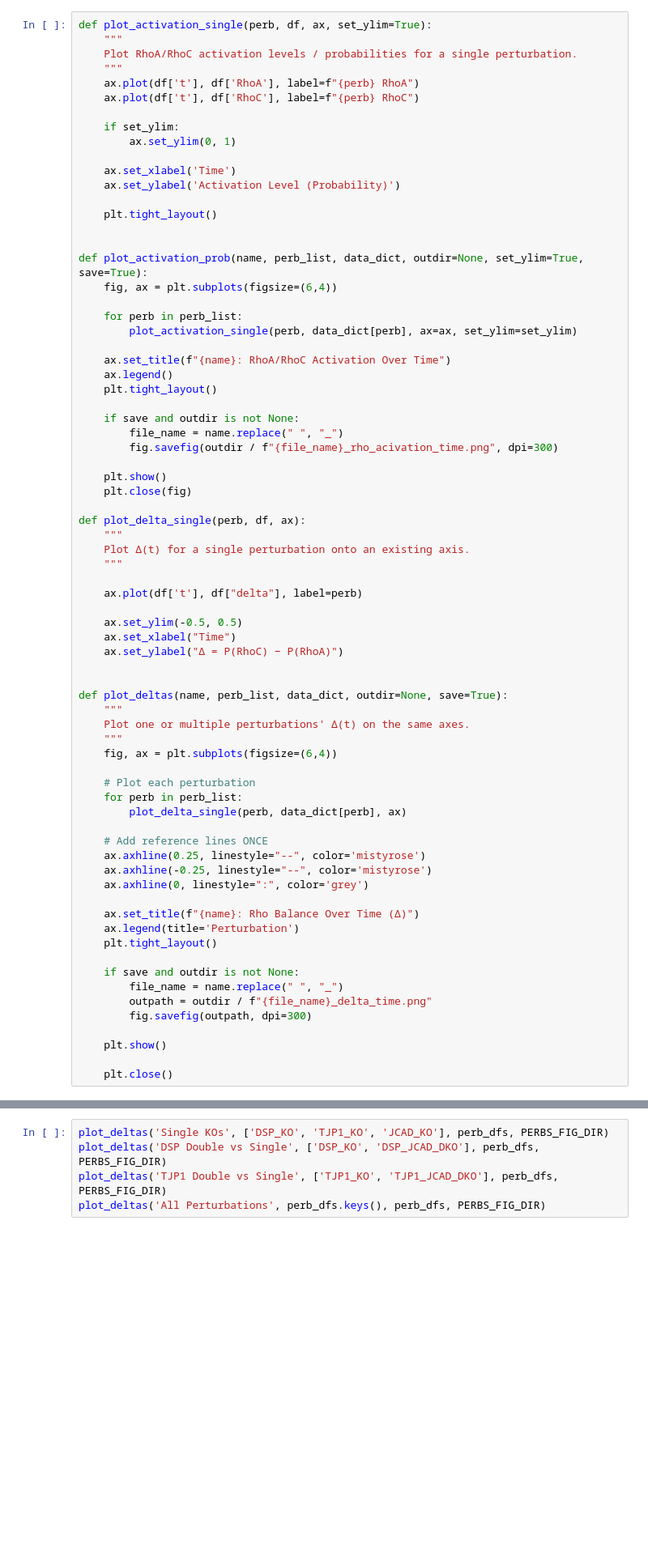
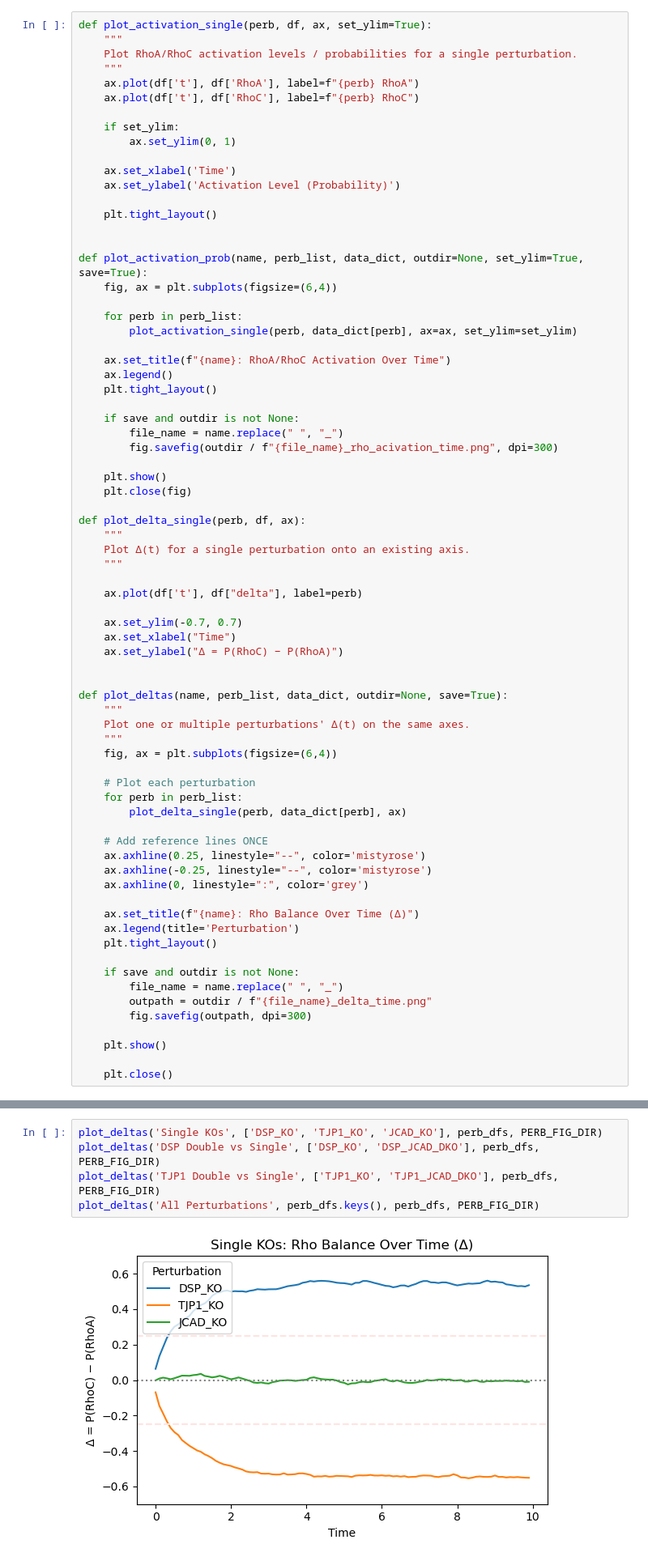
Before and after one commit to emilieyuu/endotehelial-masboss, a Jupyter notebook: notebooks/07_data_processing.ipynb, the cells around one changed output, grey strips where cells are left out. Shown at 81% size. Saved outputs shown, nothing was run; the diff lists cells and outputs as text; blank space fills up the shorter version.

```diff
--- a/notebooks/07_data_processing.ipynb
+++ b/notebooks/07_data_processing.ipynb
@@ -130,7 +161,7 @@ def plot_delta_single(perb, df, ax):
 
     ax.plot(df['t'], df["delta"], label=perb)
 
-    ax.set_ylim(-0.5, 0.5)
+    ax.set_ylim(-0.7, 0.7)
     ax.set_xlabel("Time")
     ax.set_ylabel("Δ = P(RhoC) − P(RhoA)")
 
@@ -176,5 +211,7 @@ plot_activation_prob('TJP1 vs TJP1_JCAD', ['TJP1_KO', 'TJP1_JCAD_DKO'], perb_dfs
 # %%
-plot_deltas('Single KOs', ['DSP_KO', 'TJP1_KO', 'JCAD_KO'], perb_dfs, PERBS_FIG_DIR)
-plot_deltas('DSP Double vs Single', ['DSP_KO', 'DSP_JCAD_DKO'], perb_dfs, PERBS_FIG_DIR)
-plot_deltas('TJP1 Double vs Single', ['TJP1_KO', 'TJP1_JCAD_DKO'], perb_dfs, PERBS_FIG_DIR)
-plot_deltas('All Perturbations', perb_dfs.keys(), perb_dfs, PERBS_FIG_DIR)
+plot_deltas('Single KOs', ['DSP_KO', 'TJP1_KO', 'JCAD_KO'], perb_dfs, PERB_FIG_DIR)
+plot_deltas('DSP Double vs Single', ['DSP_KO', 'DSP_JCAD_DKO'], perb_dfs, PERB_FIG_DIR)
+plot_deltas('TJP1 Double vs Single', ['TJP1_KO', 'TJP1_JCAD_DKO'], perb_dfs, PERB_FIG_DIR)
+plot_deltas('All Perturbations', perb_dfs.keys(), perb_dfs, PERB_FIG_DIR)
+# %% [output]
+[figure, added]
```
Also changed, not shown: parts of 7 cells of this notebook, 2 other files.
